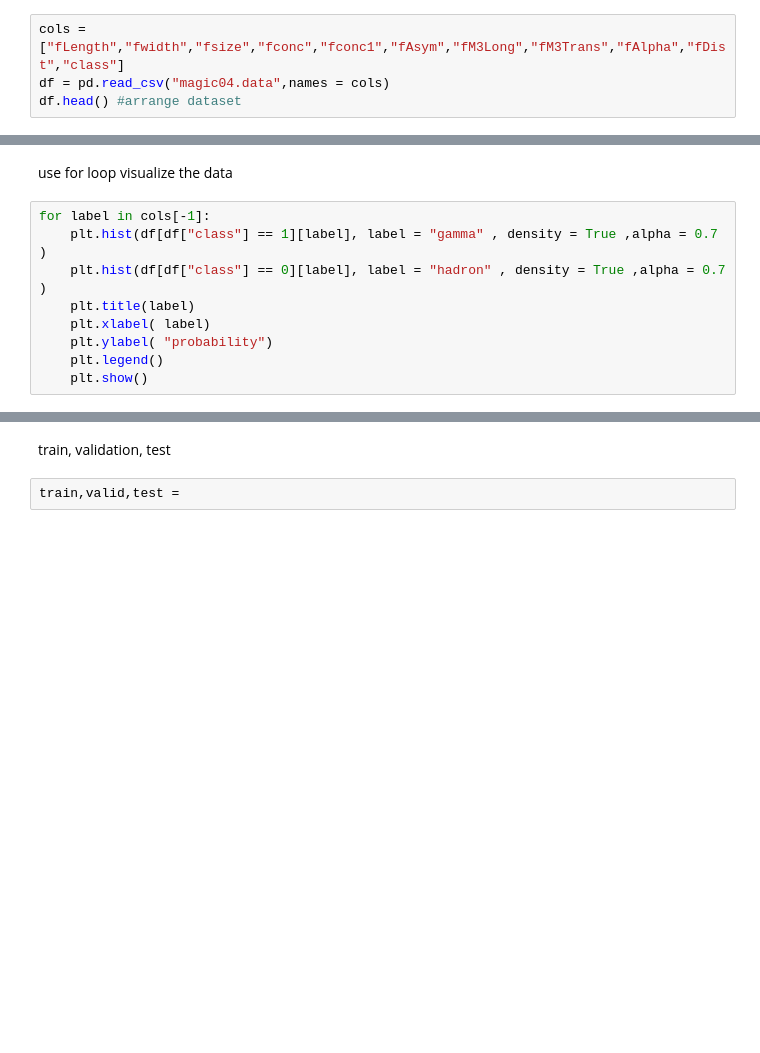
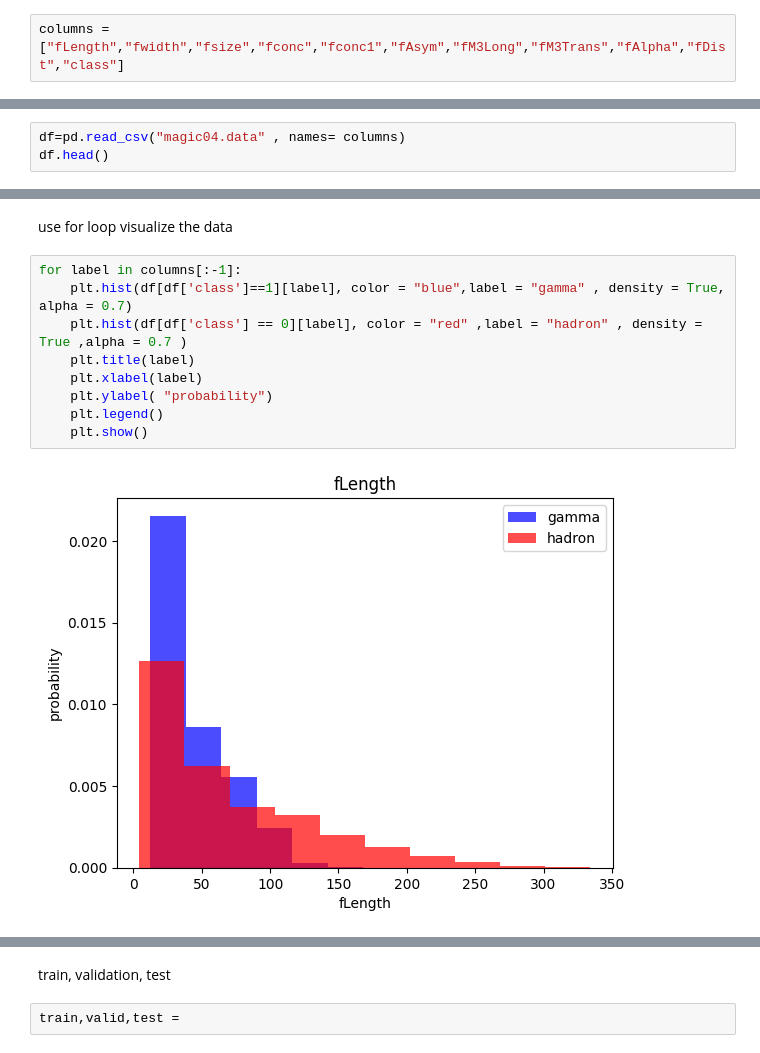
Before and after one commit to Dave-sketch/MachineLearningBeginnerLevel, a Jupyter notebook: magic_example.ipynb, the cells around one changed output, grey strips where cells are left out. Saved outputs shown, nothing was run; the diff lists cells and outputs as text; blank space fills up the shorter version.

```diff
--- a/magic_example.ipynb
+++ b/magic_example.ipynb
@@ -10,4 +11,2 @@ import dataset
 # %%
-cols = ["fLength","fwidth","fsize","fconc","fconc1","fAsym","fM3Long","fM3Trans","fAlpha","fDist","class"]
-df = pd.read_csv("magic04.data",names = cols)
-df.head() #arrange dataset
+columns = ["fLength","fwidth","fsize","fconc","fconc1","fAsym","fM3Long","fM3Trans","fAlpha","fDist","class"]
@@ -13,0 +15,3 @@ df.head() #arrange dataset
+# %%
+df=pd.read_csv("magic04.data" , names= columns)
+df.head()
@@ -19,11 +45,13 @@ df["class"] = (df["class"] == "g") .astype(int)
 use for loop
 visualize the data
 # %%
-for label in cols[-1]:
-    plt.hist(df[df["class"] == 1][label], label = "gamma" , density = True ,alpha = 0.7 )
-    plt.hist(df[df["class"] == 0][label], label = "hadron" , density = True ,alpha = 0.7 )
+for label in columns[:-1]:
+    plt.hist(df[df['class']==1][label], color = "blue",label = "gamma" , density = True, alpha = 0.7)
+    plt.hist(df[df['class'] == 0][label], color = "red" ,label = "hadron" , density = True ,alpha = 0.7 )
     plt.title(label)
-    plt.xlabel( label)
+    plt.xlabel(label)
     plt.ylabel( "probability")
     plt.legend()
     plt.show()
+# %% [output]
+[figure, added]
```
Also changed, not shown: parts of 7 cells of this notebook.
